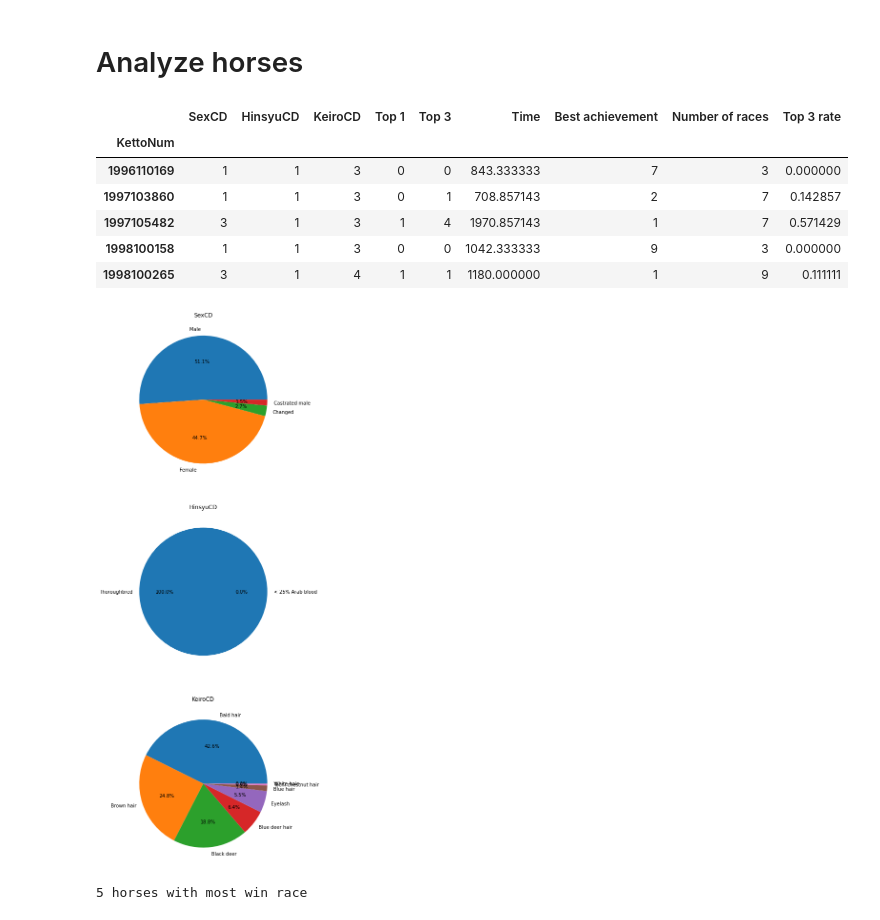
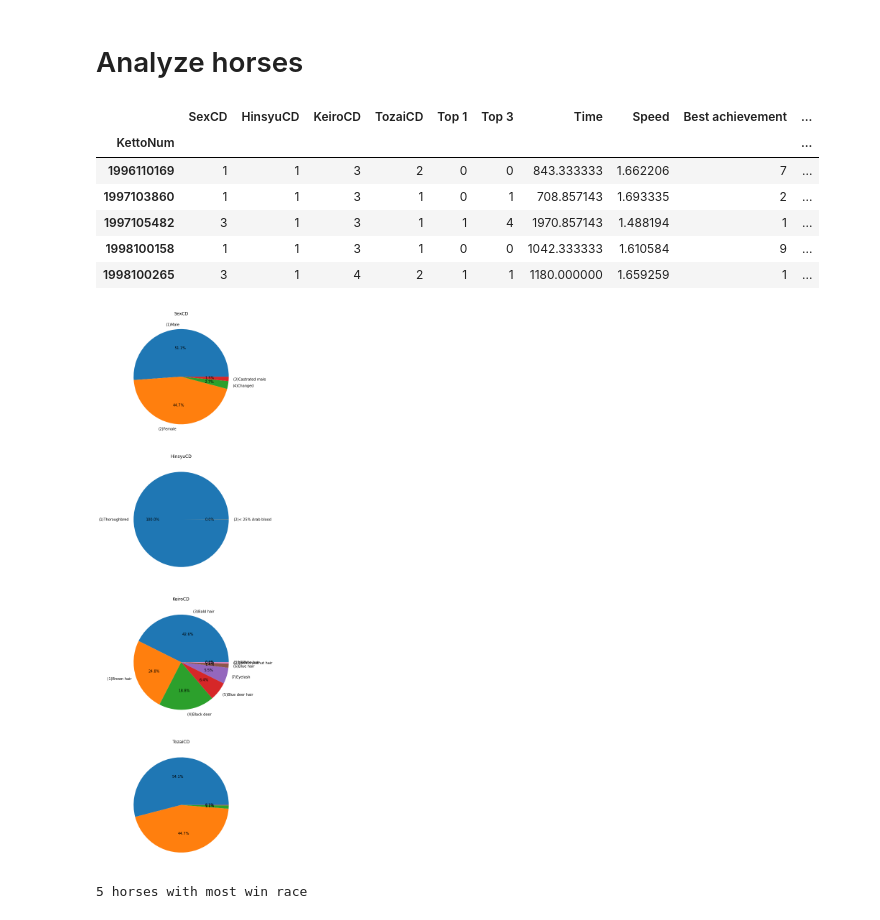
Before and after one commit to danhngan/Horse_racing_prediction, a Jupyter notebook: notebook/cleaning_EDA.ipynb, the cells around one changed output. Drawn from its saved outputs; the diff is of its cells as text; code cells hidden in the pictures.

```diff
--- a/notebook/cleaning_EDA.ipynb
+++ b/notebook/cleaning_EDA.ipynb
@@ -151,9 +151,11 @@ def gender_identify(group):
 df_horse = df.groupby('KettoNum').agg({'SexCD':gender_identify,
                                         'HinsyuCD':'min',
                                         'KeiroCD':'min',
+                                        'TozaiCD':'min',
                                         'Top 1':'sum',
                                         'Top 3':'sum',
                                         'Time':'mean',
+                                        'Speed':'mean',
                                         'KakuteiJyuni':'min',
                                         'KettoNum':'count'})
 # %%
@@ -161,13 +163,13 @@ df_horse.rename(columns={'KettoNum': 'Number of races', 'KakuteiJyuni': 'Best ac
 df_horse['Top 3 rate'] = df_horse['Top 3']/df_horse['Number of races']
 df_horse.head()
 # %% [output]
-|  | SexCD | HinsyuCD | KeiroCD | Top 1 | Top 3 | Time | Best achievement | Number of races | Top 3 rate |
-| KettoNum |  |  |  |  |  |  |  |  |  |
-| 1996110169 | 1 | 1 | 3 | 0 | 0 | 843.333333 | 7 | 3 | 0.000000 |
-| 1997103860 | 1 | 1 | 3 | 0 | 1 | 708.857143 | 2 | 7 | 0.142857 |
-| 1997105482 | 3 | 1 | 3 | 1 | 4 | 1970.857143 | 1 | 7 | 0.571429 |
-| 1998100158 | 1 | 1 | 3 | 0 | 0 | 1042.333333 | 9 | 3 | 0.000000 |
-| 1998100265 | 3 | 1 | 4 | 1 | 1 | 1180.000000 | 1 | 9 | 0.111111 |
+|  | SexCD | HinsyuCD | KeiroCD | TozaiCD | Top 1 | Top 3 | Time | Speed | Best achievement | ... |
+| KettoNum |  |  |  |  |  |  |  |  |  | ... |
+| 1996110169 | 1 | 1 | 3 | 2 | 0 | 0 | 843.333333 | 1.662206 | 7 | ... |
+| 1997103860 | 1 | 1 | 3 | 1 | 0 | 1 | 708.857143 | 1.693335 | 2 | ... |
+| 1997105482 | 3 | 1 | 3 | 1 | 1 | 4 | 1970.857143 | 1.488194 | 1 | ... |
+| 1998100158 | 1 | 1 | 3 | 1 | 0 | 0 | 1042.333333 | 1.610584 | 9 | ... |
+| 1998100265 | 3 | 1 | 4 | 2 | 1 | 1 | 1180.000000 | 1.659259 | 1 | ... |
 # %%
 horse_map = {'SexCD': {0:'not set', 1:'Male',2:'Female',3:'Castrated male', 4:'Changed'},
             'HinsyuCD': {0:'not set', 1: 'Thoroughbred', 2:'< 25% Arab blood'},
@@ -185,16 +187,20 @@ horse_map = {'SexCD': {0:'not set', 1:'Male',2:'Female',3:'Castrated male', 4:'C
                         11: 'White hair'}
 }
 # %%
-plt.figure(figsize=(7,21))
+plt.figure(figsize=(7,28))
 idx_ = 1
-for col in ['SexCD', 'HinsyuCD', 'KeiroCD']:
+for col in ['SexCD', 'HinsyuCD', 'KeiroCD', 'TozaiCD']:
     data_ = df_horse[col].value_counts()
-    plt.subplot(3,1,idx_)
-    plt.pie(x=data_, labels=[horse_map[col][int(i)] for i in data_.index], autopct='%1.1f%%')
+    plt.subplot(4,1,idx_)
+    if col in horse_map:
+        labels=[f'({i})'+horse_map[col][int(i)] for i in data_.index]
+    else:
+        labels=None
+    plt.pie(x=data_, labels=labels, autopct='%1.1f%%')
     plt.title(col)
     idx_ += 1
 # %% [output]
-[figure, old version]
+[figure, new version]
 # %%
 print('5 horses with most win race')
 df_horse.sort_values('Top 1', ascending=False).head()
```
Also changed, not shown: parts of 12 cells of this notebook.
